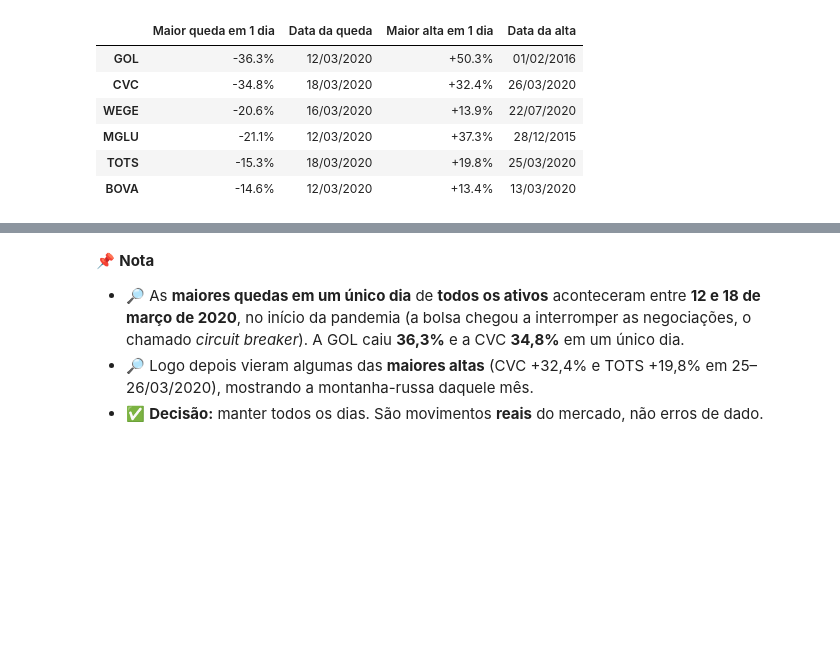
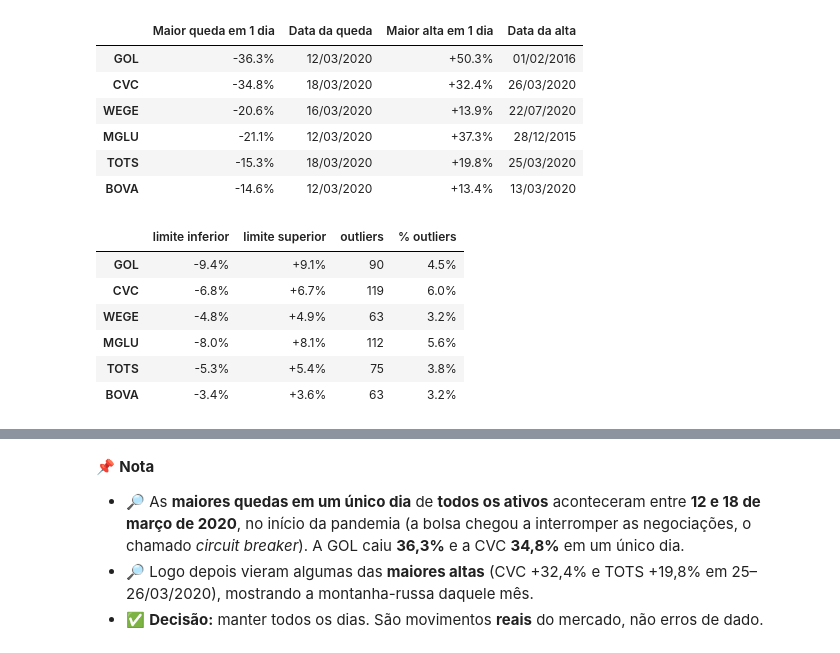
Before and after one commit to RafaelSilva89/Analise_do_Comportamento_da_Carteira_de_Acoes-Financas_parte_1, a Jupyter notebook: Notebooks/Análise do Comportamento da Carteira de Ações - Finanças parte 1 - v2.ipynb, the cells around one changed output, grey strips where cells are left out. Saved outputs shown, nothing was run; the diff lists cells and outputs as text; code cells hidden in the pictures; blank space fills up the shorter version.

```diff
--- a/Notebooks/Análise do Comportamento da Carteira de Ações - Finanças parte 1 - v2.ipynb
+++ b/Notebooks/Análise do Comportamento da Carteira de Ações - Finanças parte 1 - v2.ipynb
@@ -264,3 +266,17 @@ extremos.style.format({'Maior queda em 1 dia': '{:.1%}', 'Maior alta em 1 dia':
 | MGLU | -21.1% | 12/03/2020 | +37.3% | 28/12/2015 |
 | TOTS | -15.3% | 18/03/2020 | +19.8% | 25/03/2020 |
 | BOVA | -14.6% | 12/03/2020 | +13.4% | 13/03/2020 |
+# %%
+# Verificando os outliers pela regra do IQR nos retornos diários (abaixo de Q1 - 1,5·IQR ou acima de Q3 + 1,5·IQR)
+retornos_diarios = precos.pct_change().dropna()
+iqr_retornos = pd.DataFrame({ativo: regra_iqr(retornos_diarios[ativo]) for ativo in retornos_diarios}).T
+iqr_retornos.style.format({'limite inferior': '{:+.1%}', 'limite superior': '{:+.1%}', 'outliers': '{:.0f}',
+                           '% outliers': '{:.1%}'})
+# %% [output]
+|  | limite inferior | limite superior | outliers | % outliers |
+| GOL | -9.4% | +9.1% | 90 | 4.5% |
+| CVC | -6.8% | +6.7% | 119 | 6.0% |
+| WEGE | -4.8% | +4.9% | 63 | 3.2% |
+| MGLU | -8.0% | +8.1% | 112 | 5.6% |
+| TOTS | -5.3% | +5.4% | 75 | 3.8% |
+| BOVA | -3.4% | +3.6% | 63 | 3.2% |
```
Also changed, not shown: parts of 24 cells of this notebook, 4 other files.
